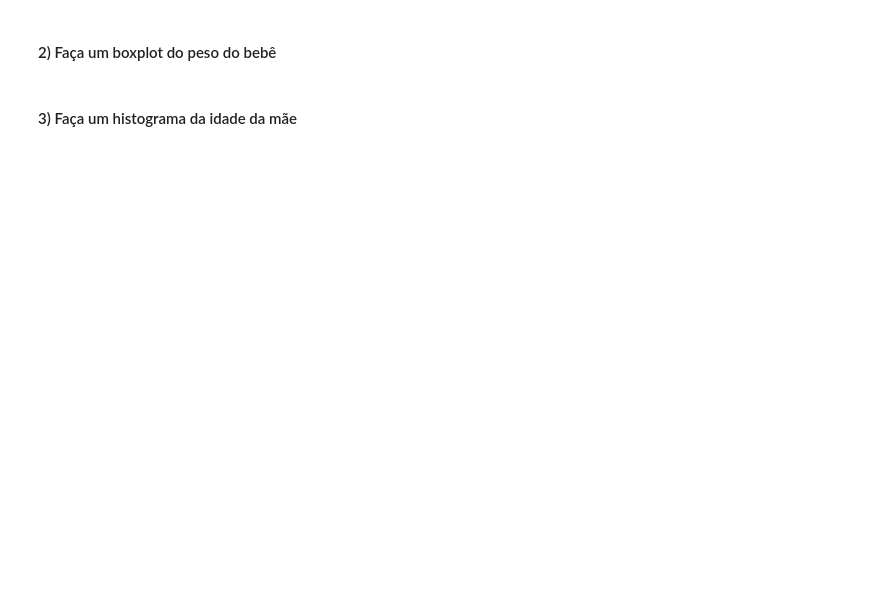
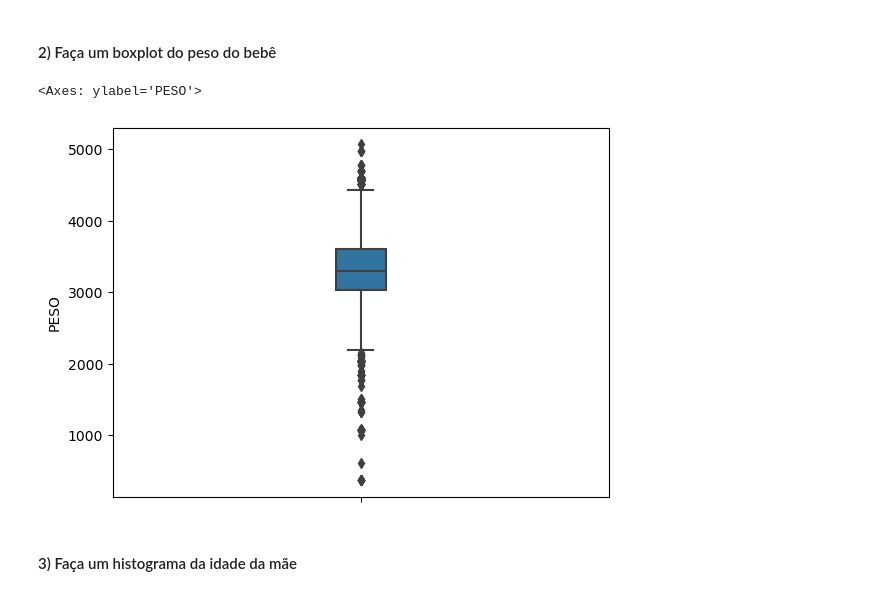
Before and after one commit to MacielGithub/Exercicios_EBAC, a Jupyter notebook: M6_E2.ipynb, the cells around one changed output. Drawn from its saved outputs; the diff is of its cells as text; code cells hidden in the pictures; blank space fills up the shorter version.

```diff
--- a/M6_E2.ipynb
+++ b/M6_E2.ipynb
@@ -22,4 +22,13 @@ sns.boxplot(
 # %% [markdown]
 ####  2) Faça um boxplot do peso do bebê
+# %%
+sns.boxplot(
+    data = sinasc['PESO'],
+    y = sinasc['PESO'],
+    width = .1
+)
+# %% [output]
+<Axes: ylabel='PESO'>
+[figure, added]
 # %% [markdown]
 ####  3) Faça um histograma da idade da mãe
```
Also changed, not shown: parts of 3 cells of this notebook.
